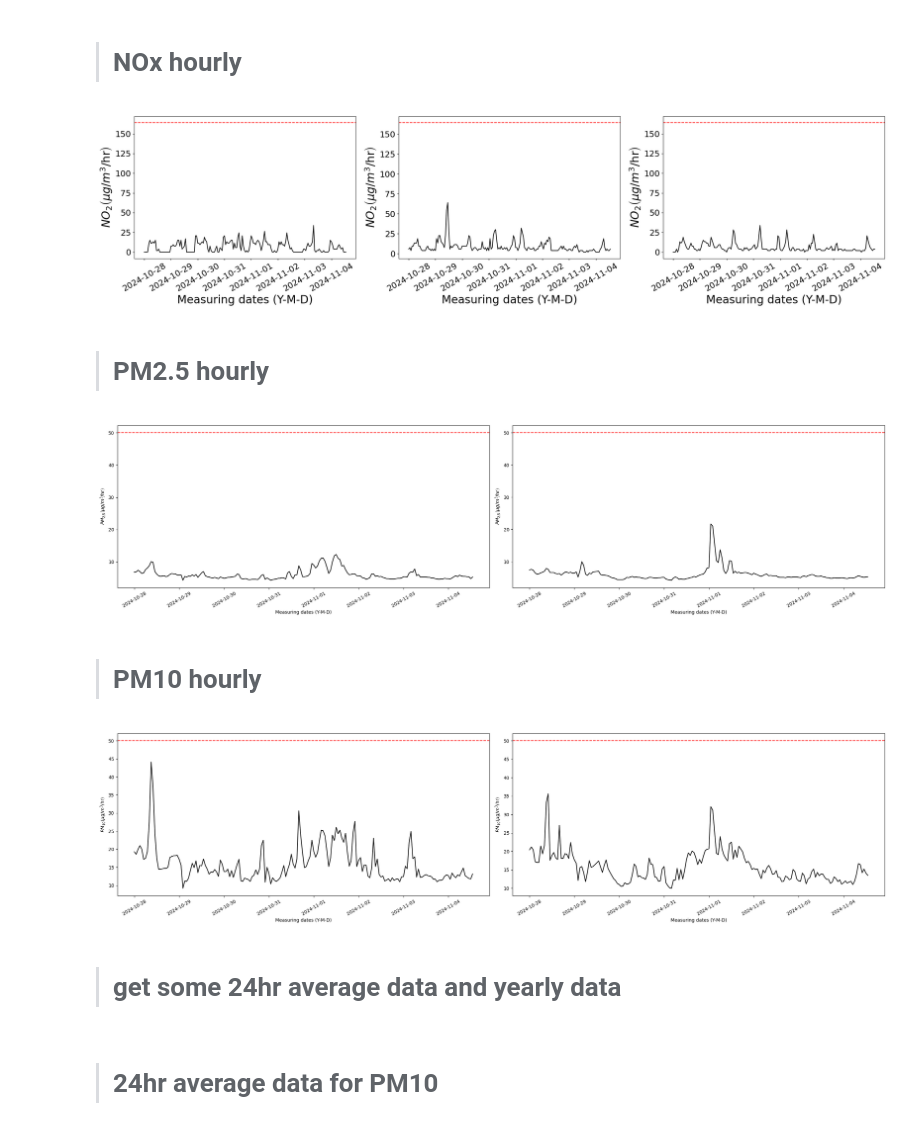
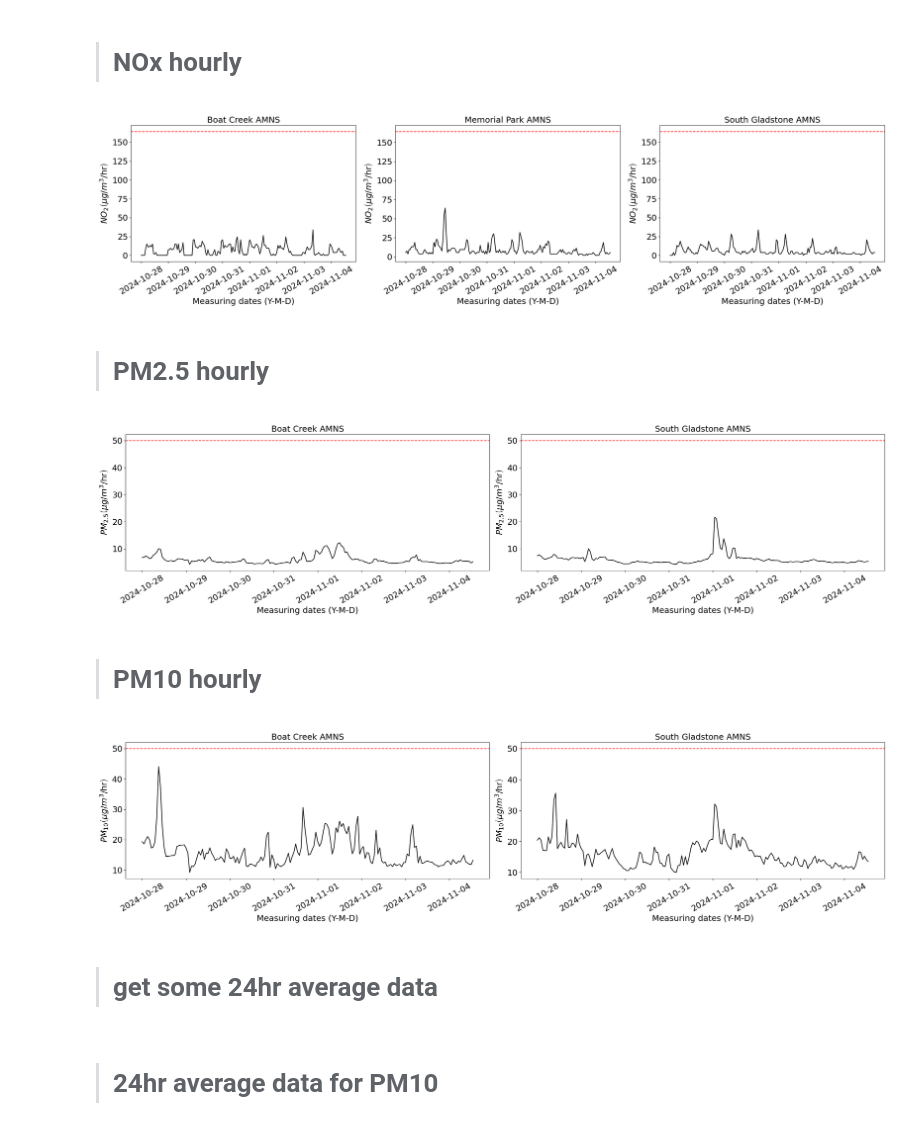
Before and after one commit to GinnCheng/DA_AQ_hub, a Jupyter notebook: main_script.ipynb, the cells around one changed output. Saved outputs shown, nothing was run; the diff lists cells and outputs as text; code cells hidden in the pictures.

Commit message:
feat: update main script
Description:
- debugged the function
- added fontsizes and titiles
- added 24hr rolling average

```diff
--- a/main_script.ipynb
+++ b/main_script.ipynb
@@ -28,7 +28,7 @@ def qld_amns_wrangler(data):
     df['month'] = df.Time.dt.month
     df['day'] = df.Time.dt.day
     df['hour'] = df.Time.dt.hour
-    df['date'] = df_bc['Time'].dt.strftime('%Y-%m-%d')
+    df['date'] = df['Time'].dt.strftime('%Y-%m-%d')
     # need to covert the unit for NO2 from ppm to ug/m3
     try:
         df.loc[df['Parameter'] == 'Nitrogen dioxide', 'Measurement'] = df.loc[df['Parameter'] == 'Nitrogen dioxide', 'Measurement']*1880
@@ -77,7 +77,7 @@ array([ 3.76,  1.88,  5.64,  9.4 , 15.04, 20.68,  0.  , 11.28,  7.52,
 # %% [markdown]
 > # NOx hourly
 # %%
-FontSize = 24
+FontSize = 18
 TickSize = 18
 # %%
 criterion = 164
@@ -93,6 +93,7 @@ ax1.set_xlabel('Measuring dates (Y-M-D)', fontsize=FontSize)
 ax1.set_ylabel(r'$NO_2 \left(\mu g/m^3/\text{hr}\right)$', fontsize=FontSize)
 ax1.tick_params(axis='x', rotation=30, labelsize=TickSize)
 ax1.tick_params(axis='y', labelsize=TickSize)
+ax1.set_title('Boat Creek AMNS', fontsize=TickSize)
 
 # Memorial Park
 y = df_mp[df_mp.Parameter == 'Nitrogen dioxide'].Measurement
@@ -103,6 +104,7 @@ ax2.set_xlabel('Measuring dates (Y-M-D)', fontsize=FontSize)
 ax2.set_ylabel(r'$NO_2 \left(\mu g/m^3/\text{hr}\right)$', fontsize=FontSize)
 ax2.tick_params(axis='x', rotation=30, labelsize=TickSize)
 ax2.tick_params(axis='y', labelsize=TickSize)
+ax2.set_title('Memorial Park AMNS', fontsize=TickSize)
 
 # South Gladstone
 y = df_sg[df_sg.Parameter == 'Nitrogen dioxide'].Measurement
@@ -113,12 +115,13 @@ ax3.set_xlabel('Measuring dates (Y-M-D)', fontsize=FontSize)
 ax3.set_ylabel(r'$NO_2 \left(\mu g/m^3/\text{hr}\right)$', fontsize=FontSize)
 ax3.tick_params(axis='x', rotation=30, labelsize=TickSize)
 ax3.tick_params(axis='y', labelsize=TickSize)
+ax3.set_title('South Gladstone AMNS', fontsize=TickSize)
 
 # plot
 plt.tight_layout()
 plt.show()
 # %% [output]
-[figure, old version]
+[figure, new version]
 # %% [markdown]
 ># PM2.5 hourly
 # %%
@@ -131,56 +134,64 @@ y = df_bc[df_bc.Parameter == 'Particle PM2.5'].Measurement
 x = df_bc[df_bc.Parameter == 'Particle PM2.5'].Time
 ax1.plot(x,y,'k-')
 ax1.axhline(y=criterion, color='red', linestyle='--', label=f'Criterion: {criterion}')
-ax1.set_xlabel('Measuring dates (Y-M-D)')
-ax1.set_ylabel(r'$PM_{2.5} \left(\mu g/m^3/\text{hr}\right)$')
-ax1.tick_params(axis='x', rotation=30)
+ax1.set_xlabel('Measuring dates (Y-M-D)', fontsize=FontSize)
+ax1.set_ylabel(r'$PM_{2.5} \left(\mu g/m^3/\text{hr}\right)$', fontsize=FontSize)
+ax1.tick_params(axis='x', rotation=30, labelsize=TickSize)
+ax1.tick_params(axis='y', labelsize=TickSize)
+ax1.set_title('Boat Creek AMNS', fontsize=TickSize)
 
 # South Gladstone
 y = df_sg[df_sg.Parameter == 'Particle PM2.5'].Measurement
 x = df_sg[df_sg.Parameter == 'Particle PM2.5'].Time
 ax2.plot(x,y,'k-')
 ax2.axhline(y=criterion, color='red', linestyle='--', label=f'Criterion: {criterion}')
-ax2.set_xlabel('Measuring dates (Y-M-D)')
-ax2.set_ylabel(r'$PM_{2.5} \left(\mu g/m^3/\text{hr}\right)$')
-ax2.tick_params(axis='x', rotation=30)
+ax2.set_xlabel('Measuring dates (Y-M-D)', fontsize=FontSize)
+ax2.set_ylabel(r'$PM_{2.5} \left(\mu g/m^3/\text{hr}\right)$', fontsize=FontSize)
+ax2.tick_params(axis='x', rotation=30, labelsize=TickSize)
+ax2.tick_params(axis='y', labelsize=TickSize)
+ax2.set_title('South Gladstone AMNS', fontsize=TickSize)
 
 # plot
 plt.tight_layout()
 plt.show()
 # %% [output]
-[figure, old version]
+[figure, new version]
 # %% [markdown]
 > # PM10 hourly
 # %%
 criterion = 50
 # plot
 fig, (ax1, ax2) = plt.subplots(1, 2, figsize=(24, 6))
 
 # Boat Creek
 y = df_bc[df_bc.Parameter == 'Particle PM10'].Measurement
 x = df_bc[df_bc.Parameter == 'Particle PM10'].Time
 ax1.plot(x,y,'k-')
 ax1.axhline(y=criterion, color='red', linestyle='--', label=f'Criterion: {criterion}')
-ax1.set_xlabel('Measuring dates (Y-M-D)')
-ax1.set_ylabel(r'$PM_{10} \left(\mu g/m^3/\text{hr}\right)$')
-ax1.tick_params(axis='x', rotation=30)
+ax1.set_xlabel('Measuring dates (Y-M-D)', fontsize=FontSize)
+ax1.set_ylabel(r'$PM_{10} \left(\mu g/m^3/\text{hr}\right)$', fontsize=FontSize)
+ax1.tick_params(axis='x', rotation=30, labelsize=TickSize)
+ax1.tick_params(axis='y', labelsize=TickSize)
+ax1.set_title('Boat Creek AMNS', fontsize=TickSize)
 
 # South Gladstone
 y = df_sg[df_sg.Parameter == 'Particle PM10'].Measurement
 x = df_sg[df_sg.Parameter == 'Particle PM10'].Time
 ax2.plot(x,y,'k-')
 ax2.axhline(y=criterion, color='red', linestyle='--', label=f'Criterion: {criterion}')
-ax2.set_xlabel('Measuring dates (Y-M-D)')
-ax2.set_ylabel(r'$PM_{10} \left(\mu g/m^3/\text{hr}\right)$')
-ax2.tick_params(axis='x', rotation=30)
+ax2.set_xlabel('Measuring dates (Y-M-D)', fontsize=FontSize)
+ax2.set_ylabel(r'$PM_{10} \left(\mu g/m^3/\text{hr}\right)$', fontsize=FontSize)
+ax2.tick_params(axis='x', rotation=30, labelsize=TickSize)
+ax2.tick_params(axis='y', labelsize=TickSize)
+ax2.set_title('South Gladstone AMNS', fontsize=TickSize)
 
 # plot
 plt.tight_layout()
 plt.show()
 # %% [output]
-[figure, old version]
+[figure, new version]
 # %% [markdown]
-> # get some 24hr average data and yearly data
+> # get some 24hr average data
 # %% [markdown]
 > # 24hr average data for PM10
 # %%
```
Also changed, not shown: parts of 17 cells of this notebook.
